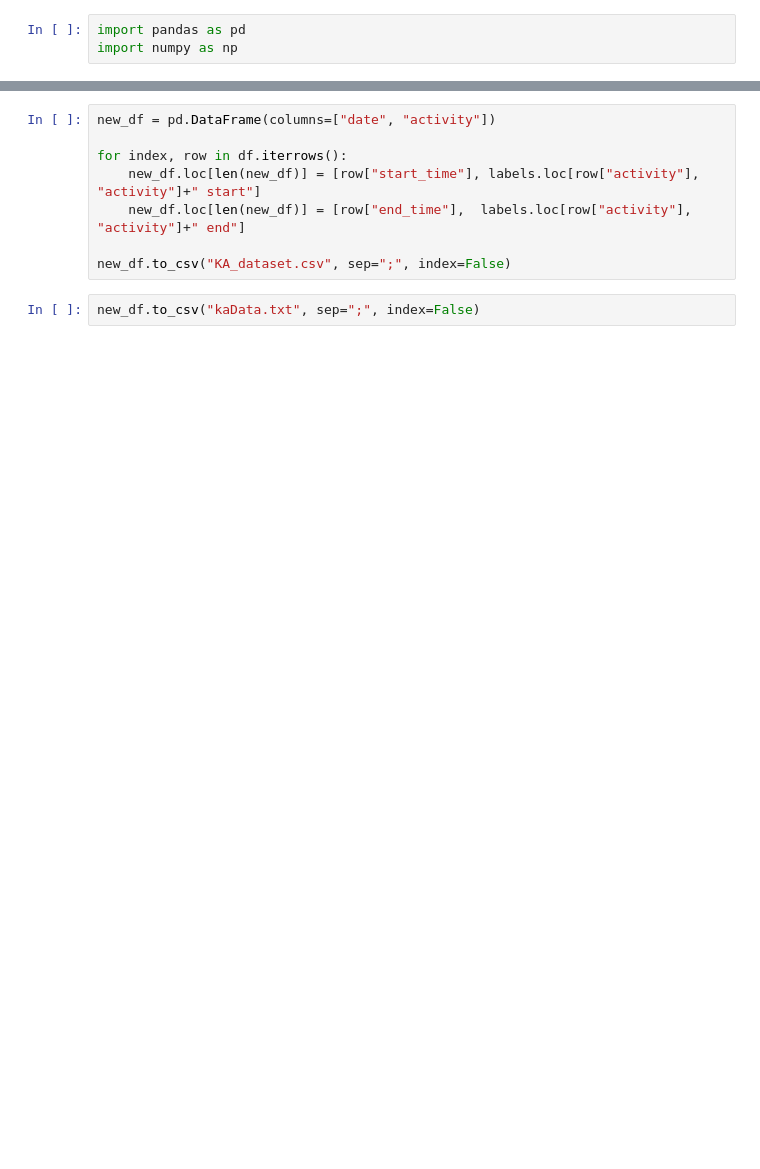
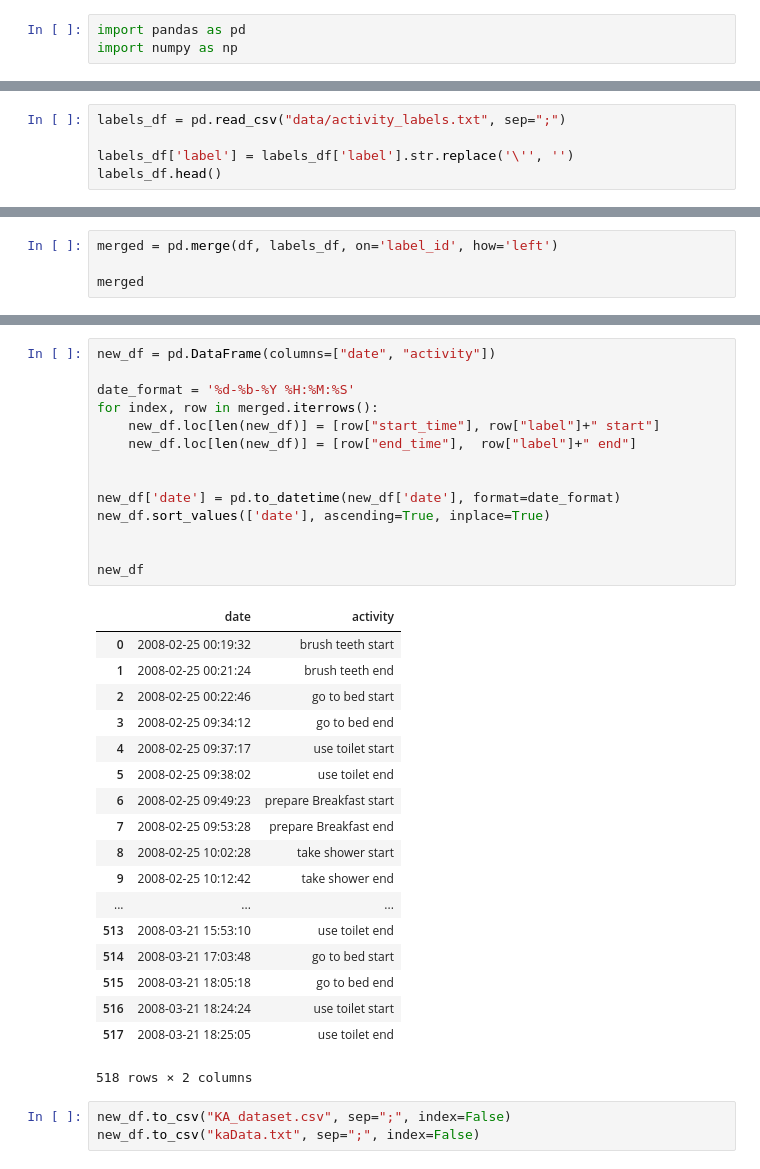
Before and after one commit to CyriacAzefack/Frailty_Box, a Jupyter notebook: KA dataset.ipynb, the cells around one changed output, grey strips where cells are left out. Saved outputs shown, nothing was run; the diff lists cells and outputs as text; blank space fills up the shorter version.

```diff
--- a/KA dataset.ipynb
+++ b/KA dataset.ipynb
@@ -38,0 +15,5 @@ labels
+# %%
+labels_df = pd.read_csv("data/activity_labels.txt", sep=";")
+
+labels_df['label'] = labels_df['label'].str.replace('\'', '')
+labels_df.head()
@@ -38,0 +27,4 @@ labels
+# %%
+merged = pd.merge(df, labels_df, on='label_id', how='left')
+
+merged
@@ -39,10 +50,36 @@ labels
 # %%
 new_df = pd.DataFrame(columns=["date", "activity"])
 
-for index, row in df.iterrows():
-    new_df.loc[len(new_df)] = [row["start_time"], labels.loc[row["activity"], "activity"]+" start"]
-    new_df.loc[len(new_df)] = [row["end_time"],  labels.loc[row["activity"], "activity"]+" end"]
+date_format = '%d-%b-%Y %H:%M:%S'
+for index, row in merged.iterrows():
+    new_df.loc[len(new_df)] = [row["start_time"], row["label"]+" start"]
+    new_df.loc[len(new_df)] = [row["end_time"],  row["label"]+" end"]
 
-new_df.to_csv("KA_dataset.csv", sep=";", index=False)
+
+new_df['date'] = pd.to_datetime(new_df['date'], format=date_format)
+new_df.sort_values(['date'], ascending=True, inplace=True)
+
+
+new_df
+# %% [output]
+|  | date | activity |
+| 0 | 2008-02-25 00:19:32 | brush teeth start |
+| 1 | 2008-02-25 00:21:24 | brush teeth end |
+| 2 | 2008-02-25 00:22:46 | go to bed start |
+| 3 | 2008-02-25 09:34:12 | go to bed end |
+| 4 | 2008-02-25 09:37:17 | use toilet start |
+| 5 | 2008-02-25 09:38:02 | use toilet end |
+| 6 | 2008-02-25 09:49:23 | prepare Breakfast start |
+| 7 | 2008-02-25 09:53:28 | prepare Breakfast end |
+| 8 | 2008-02-25 10:02:28 | take shower start |
+| 9 | 2008-02-25 10:12:42 | take shower end |
+| ... | ... | ... |
+| 513 | 2008-03-21 15:53:10 | use toilet end |
+| 514 | 2008-03-21 17:03:48 | go to bed start |
+| 515 | 2008-03-21 18:05:18 | go to bed end |
+| 516 | 2008-03-21 18:24:24 | use toilet start |
+| 517 | 2008-03-21 18:25:05 | use toilet end |
+518 rows × 2 columns
 # %%
+new_df.to_csv("KA_dataset.csv", sep=";", index=False)
 new_df.to_csv("kaData.txt", sep=";", index=False)
```
Also changed, not shown: parts of 4 cells of this notebook, 14 other files.
